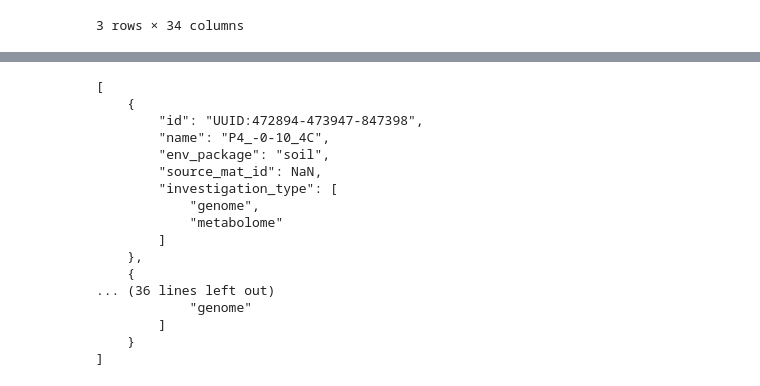
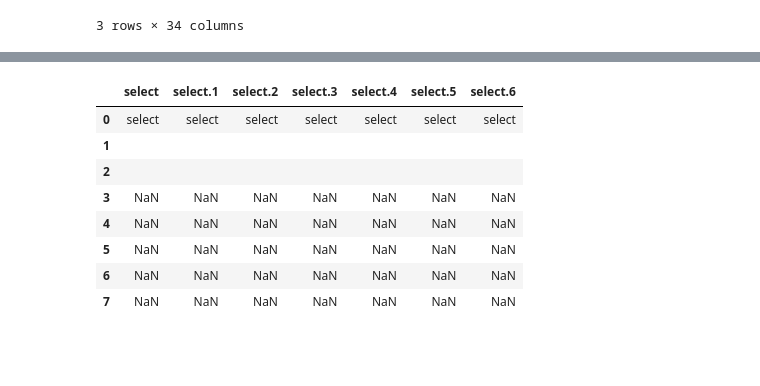
Before and after one commit to microbiomedata/nmdc-metadata, a Jupyter notebook: notebooks/nmdc_metadata_issue_375_prototype.ipynb, the cells around one changed output, grey strips where cells are left out. Cells and saved outputs as stored; diff of their text form; code cells hidden in the pictures; blank space fills up the shorter version.

Commit message:
adding some proj info

```diff
--- a/notebooks/nmdc_metadata_issue_375_prototype.ipynb
+++ b/notebooks/nmdc_metadata_issue_375_prototype.ipynb
@@ -103,51 +260,63 @@ green_content
 | 5 | UUID:472894-473947-847396 | 6_J2_75-WHC | organic matter | soil | UUID:472894-473947-847398 |
 | 6 | UUID:516394-970067-847398 | T4-35 | lipidome; 16S-Amplicon; ITS-Amplicon | soil | NaN |
 | 7 | UUID:472894-473947-642384 | 2020-05-21_S19 | proteome; genome | soil | UUID:516394-970067-847398 |
+# %%
+# make sure no sample metadata slipped in here
+
+select_content = example_metadata_frame[select_cols]
+select_content
+# %% [output]
+|  | select | select.1 | select.2 | select.3 | select.4 | select.5 | select.6 |
+| 0 | select | select | select | select | select | select | select |
+| 1 |  |  |  |  |  |  |  |
+| 2 |  |  |  |  |  |  |  |
+| 3 | NaN | NaN | NaN | NaN | NaN | NaN | NaN |
+| 4 | NaN | NaN | NaN | NaN | NaN | NaN | NaN |
+| 5 | NaN | NaN | NaN | NaN | NaN | NaN | NaN |
+| 6 | NaN | NaN | NaN | NaN | NaN | NaN | NaN |
+| 7 | NaN | NaN | NaN | NaN | NaN | NaN | NaN |
 # %%
 green_row_list = green_content.to_dict("records")
 
-# is my splitting of investigation_type OK ?
-
-# I did this by hand (search feature in nmdc schema docs web page)
+# I made the column/slot associations by hand (search feature in nmdc schema docs web page)
 #   would it been possible to do it by programtaticaly examining the schema?
 #   or at least account for which populated columns hadn't been mapped
+#   I'd like to open nmdc.yaml as linkedml and automatically include all imports
 green_nmdc = [
     {
         "id": item["ID"],
         "name": item["sample_name"],
         "env_package": item["package"],
         "source_mat_id": item["source_mat_ID"],
-        "investigation_type": re.split("; ?", item["investigation_type"]),
+        # investigation_type is not multi-valued according to mixs yet
+        #   https://github.com/GenomicsStandardsConsortium/mixs-legacy/blob/master/mixs5/mixs_v5.xlsx
+        #   see Occurence column
+        # and has a smaller set of permissibles that are found in Montana's example data
+        # todo: replace "; ?" with "|" but otherwise leave as a flast string
+        # "investigation_type": re.split("; ?", item["investigation_type"]),
+        # choices according to the template
+        # investigation_type
+        # Select Analyses
+        # genome
+        # transcriptome
+        # 16S-Amplicon
+        # ITS-Amplicon
+        # 18S-Amplicon
+        # proteome
+        # metabolome
+        # lipidome
+        # organic matter
+        # imaging- light
+        # imaging- electron
+        # imaging- ion
+        # chemical speciation/mapping
+        # molecular structure
+        "investigation_type": re.sub(r"; *", "|", item["investigation_type"]),
+        "type": "Biosample",
+        "part_of": proj_uuid,
     }
     for item in green_row_list
 ]
-
-green_json = json.dumps(green_nmdc, indent=4, sort_keys=False)
-
-print(green_json)
-
-# # https://stackoverflow.com/questions/24068306/is-there-a-way-to-remove-nan-from-a-dictionary-filled-with-data
-# my_dict = green_nmdc[0]
-# clean_dict = {k: my_dict[k] for k in my_dict if not isnan(my_dict[k])}
-# clean_dict = {k: my_dict[k] for k in my_dict if type(k) is str}
-# %% [output]
-[
-    {
-        "id": "UUID:472894-473947-847398",
-        "name": "P4_-0-10_4C",
-        "env_package": "soil",
-        "source_mat_id": NaN,
-        "investigation_type": [
-            "genome",
-            "metabolome"
-        ]
-    },
-    {
-... (36 lines left out)
-            "genome"
-        ]
-    }
-]
 # %%
 red_content = example_metadata_content[green_id_col + red_col_names]
 
```
Also changed, not shown: parts of 32 cells of this notebook, 1 other file.
